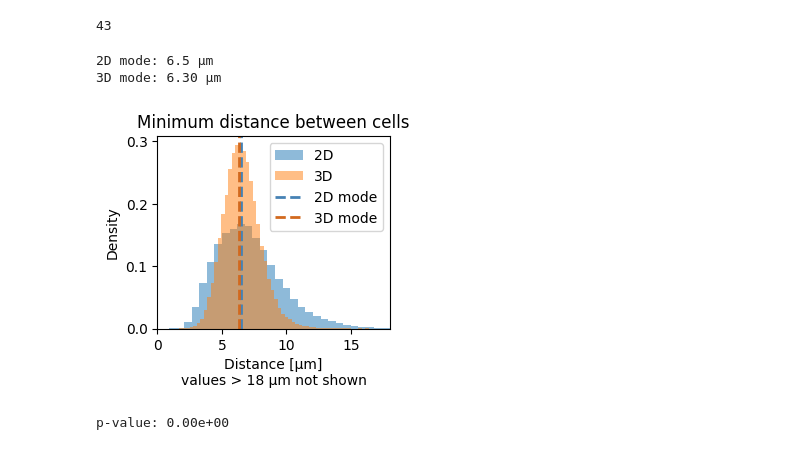
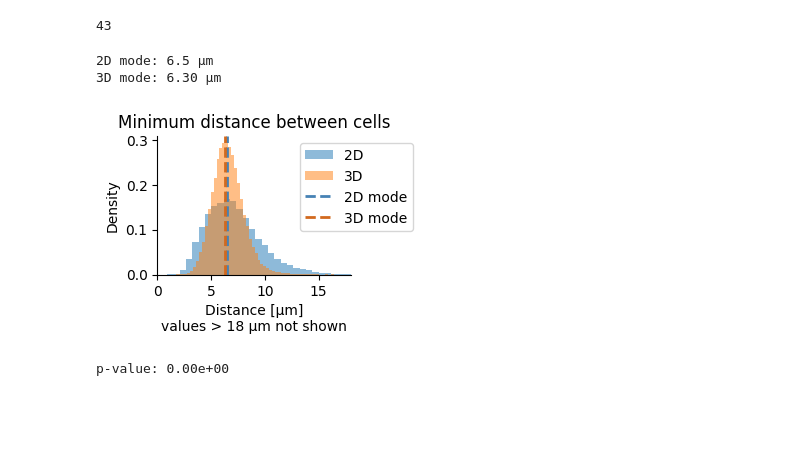
Before and after one commit to SchapiroLabor/nbh_analysis_3D, a Jupyter notebook: scripts/nbh_analysis/nbh_size.ipynb, the cells around one changed output. Saved outputs shown, nothing was run; the diff lists cells and outputs as text; code cells hidden in the pictures; blank space fills up the shorter version.

Commit message:
Add dist. nearest nbrs per cell type, modify plot params

```diff
--- a/scripts/nbh_analysis/nbh_size.ipynb
+++ b/scripts/nbh_analysis/nbh_size.ipynb
@@ -11,9 +12,11 @@ import matplotlib.pyplot as plt
 from scipy.spatial import cKDTree
 from scipy.ndimage import gaussian_filter1d
 # %%
-## Load 3D data
+## Load 3D centroids & phenotype information
 centroids_3D = pd.read_csv('../../data/Kuett_2022/MainHer2BreastCancerModel/measured_mask_centroids_3D.csv')
-adata3 = ad.AnnData(obs=np.empty(centroids_3D.shape[0]), ## placeholder
+phenotypes = pd.read_csv('../../data/Kuett_2022/MainHer2BreastCancerModel/model201710_cluster_labels_phenograph_recoded.csv')
+
+adata3 = ad.AnnData(obs=pd.merge(centroids_3D['id'], phenotypes[['id','ct_broad']], on='id', how='left').rename(columns={'ct_broad':'phenotype'}).drop(columns='id'),
                     obsm={'spatial': centroids_3D[['x', 'y', 'z']].values})
 adata3
 # %% [output]
@@ -45,13 +48,16 @@ print(f"n_cells 2D: {n_cells_2D[rand].sum()}; 3D: {centroids_3D.shape[0]}")
 Selected 43 files
 n_cells 2D: 107374; 3D: 108486
 # %%
-## Load 2D data
+# Load 2D data
+# squidpy currently requires one AnnData object per image
 centroids_2D = pd.concat([pd.read_csv(file) for file in files_2D_selection])
-## To AnnData
-## Squidpy currently requires one AnnData object per image
-adata2 = [ ad.AnnData(obs = np.empty((centroids_2D['z'] == i).sum()),
+
+phenotypes.set_index('id', inplace=True)
+adata2 = [ ad.AnnData(obs = pd.DataFrame( {'phenotype': phenotypes.loc[ centroids_2D.loc[ centroids_2D['z'] == i, 'id'], 'ct_broad' ].values},
+                                          index=np.arange((centroids_2D['z'] == i).sum()).astype(str) ),
                       obsm = {'spatial': centroids_2D.loc[ centroids_2D['z'] == i, ['x', 'y']].values})
                       for i in np.unique(centroids_2D['z']) ]
+phenotypes.reset_index(drop=False, inplace=True)
 len(adata2)
 # %% [output]
 43
@@ -64,37 +70,39 @@ def min_dist_cells(adata):
 dists_2D = [ min_dist_cells(adata) for adata in adata2 ]
 dists_3D = min_dist_cells(adata3)
 dists_2D = np.concatenate(dists_2D)
 
 # Find mode (more useful than mean due to long tail)
 # since continuous, smooth first
 def get_mode(dists, maxval):
     bins = np.linspace(0, maxval, maxval*10+1) # step size 0.1
     counts, _ = np.histogram(dists, bins=bins)
     counts_smoothed = gaussian_filter1d(counts, 2)
     mode = bins[ counts_smoothed.argmax() ]
     return mode
 maxval = int( np.ceil( np.max([dists_2D.max(), dists_3D.max()]) ) )
 mode_2D = get_mode(dists_2D, maxval)
 mode_3D = get_mode(dists_3D, maxval)
 
 # Plot
 print(f"2D mode: {mode_2D} μm\n3D mode: {mode_3D:.2f} μm")
-plt.subplots(figsize=(3,2.5))
+plt.subplots(figsize=(2.5,1.8))
 plt.hist(dists_2D, bins=100, alpha=0.5, density=True, label='2D')
 plt.hist(dists_3D, bins=100, alpha=0.5, density=True, label='3D')
 plt.axvline(mode_2D, color='steelblue', linestyle='dashed', linewidth=2, label='2D mode')
 plt.axvline(mode_3D, color='chocolate', linestyle='dashed', linewidth=2, label='3D mode')
 plt.xlim(0, 18)
 plt.title('Minimum distance between cells')
 plt.xlabel('Distance [μm]\nvalues > 18 μm not shown')
 plt.ylabel('Density')
-plt.legend()
-plt.savefig('../../figures/minimum_distance_between_cells.svg', bbox_inches='tight')
+plt.legend(bbox_to_anchor=(.7, 1), loc='upper left')
+sns.despine(top=True, right=True)
+
+#plt.savefig('../../figures/nbh_size_minimum_distance_between_cells.svg', bbox_inches='tight')
 plt.show()
 # %% [output]
 2D mode: 6.5 μm
 3D mode: 6.30 μm
-[figure, old version]
+[figure, new version]
 # %%
 from scipy.stats import mannwhitneyu
 stat, p = mannwhitneyu(dists_2D, dists_3D, alternative='greater')
```
Also changed, not shown: parts of 6 cells of this notebook.
